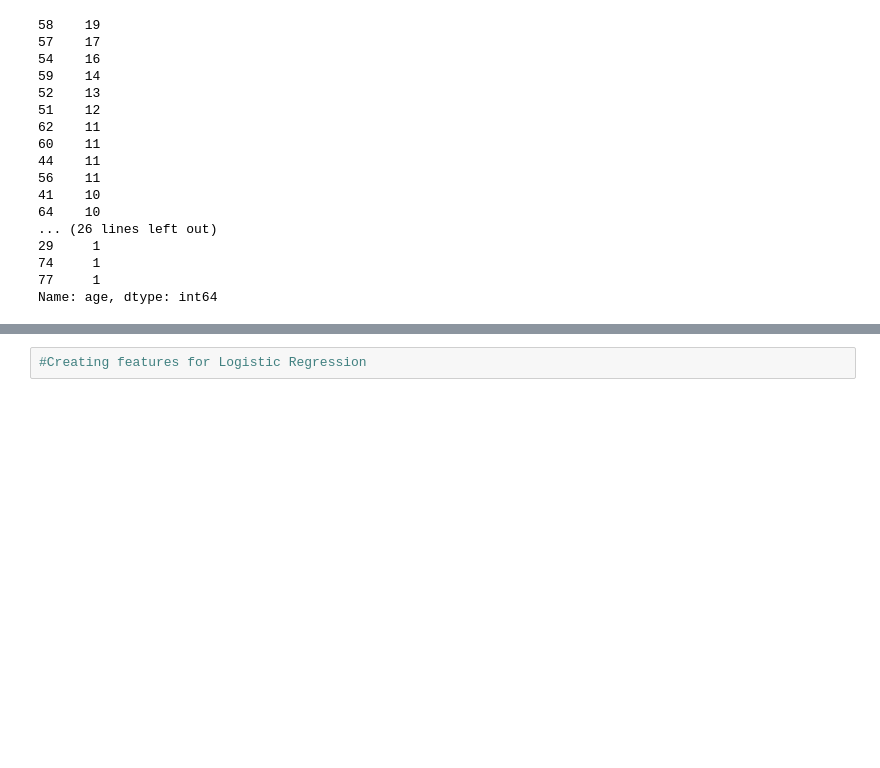
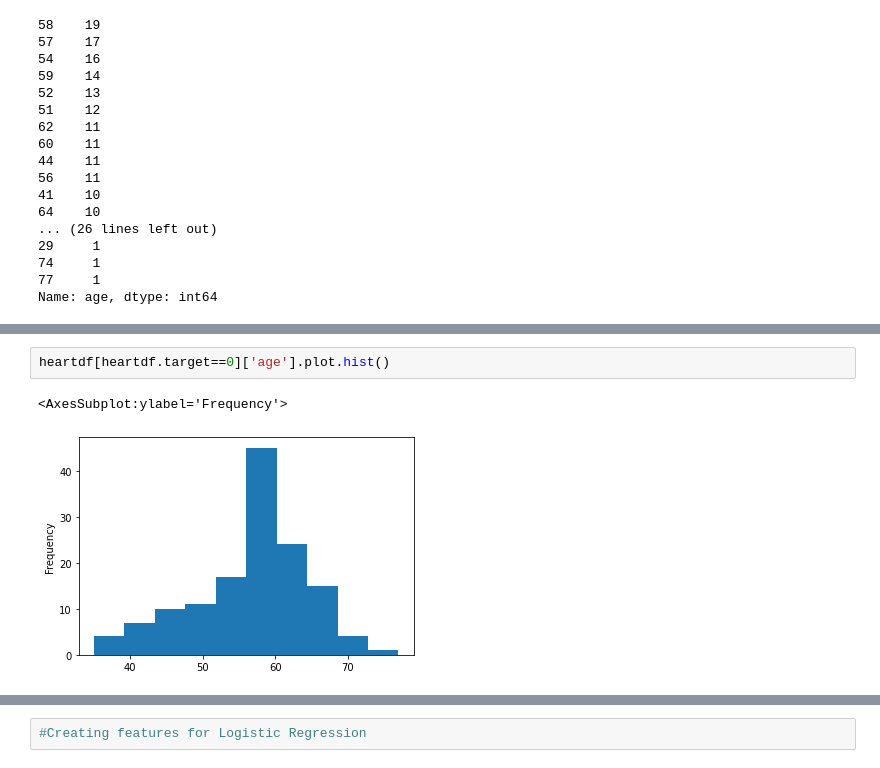
Before and after one commit to gmcglinn41/Project-3---Heart-Disease, a Jupyter notebook: Heart Disease EDA and ML v2.ipynb, the cells around one changed output, grey strips where cells are left out. Saved outputs shown, nothing was run; the diff lists cells and outputs as text; blank space fills up the shorter version.

```diff
--- a/Heart Disease EDA and ML v2.ipynb
+++ b/Heart Disease EDA and ML v2.ipynb
@@ -99,0 +146,5 @@ Name: age, dtype: int64
+# %%
+heartdf[heartdf.target==0]['age'].plot.hist()
+# %% [output]
+<AxesSubplot:ylabel='Frequency'>
+[figure, added]
```
Also changed, not shown: parts of 17 cells of this notebook, 15 other files.
